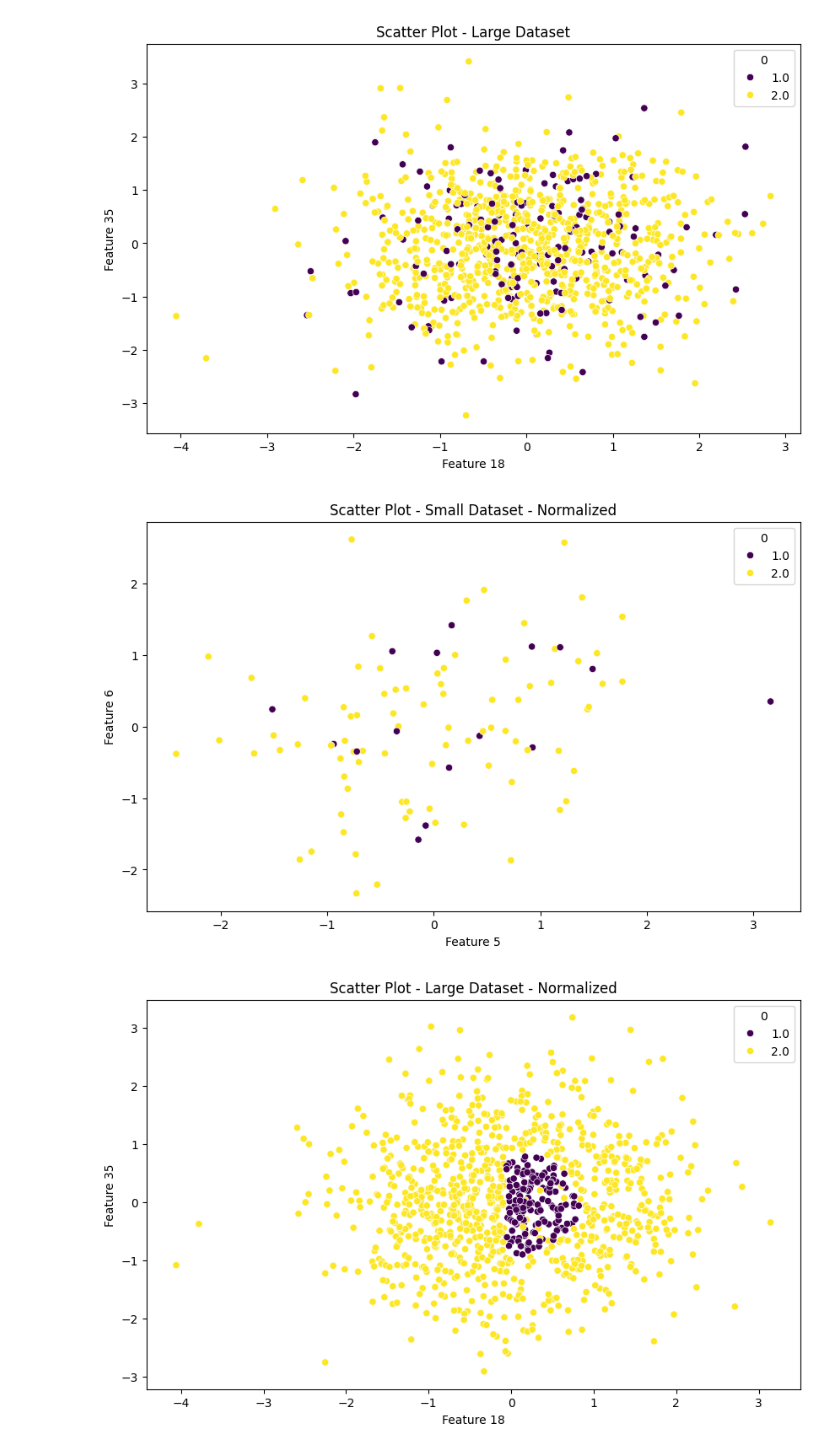
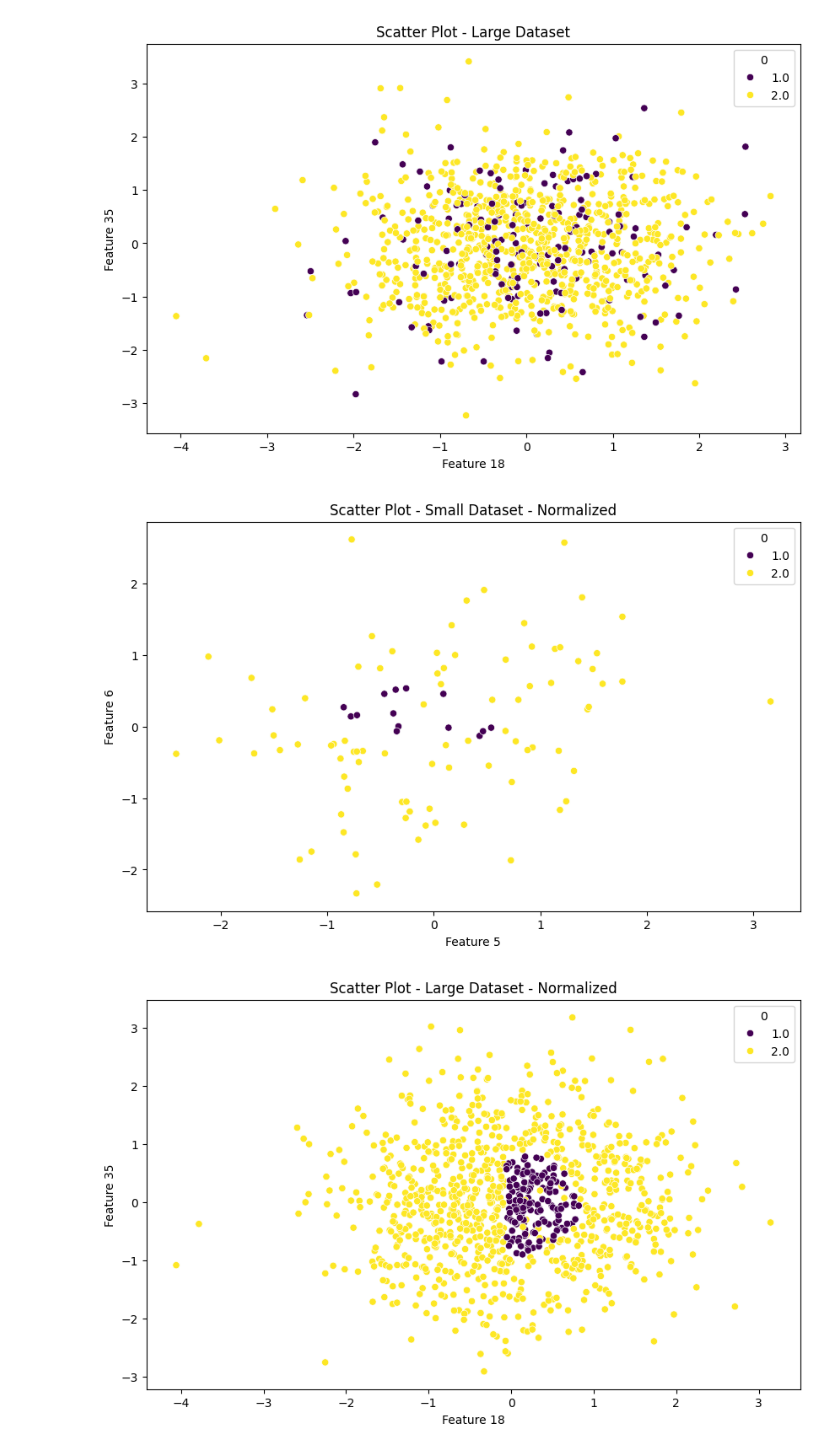
Before and after one commit to FelixMDM/Machine-Learning, a Jupyter notebook: Proj2.ipynb, the cells around one changed output. Drawn from its saved outputs; the diff is of its cells as text; code cells hidden in the pictures.

```diff
--- a/Proj2.ipynb
+++ b/Proj2.ipynb
@@ -99,19 +99,19 @@ plt.show()
 # %%
 X_small_data = data.iloc[:,1:]
 
 means_small = X_small_data.mean()
 std_small = X_small_data.std()
 
 X_norm_small = (X_small_data - means_small)/std_small
 
 plt.figure(figsize=(10, 6))
-sns.scatterplot(x=X_norm_small.iloc[:, 4], y=X_norm_small.iloc[:, 5], hue=class_labels_large, palette='viridis')
+sns.scatterplot(x=X_norm_small.iloc[:, 4], y=X_norm_small.iloc[:, 5], hue=class_labels, palette='viridis')
 plt.xlabel('Feature 5')
 plt.ylabel('Feature 6')
 plt.title('Scatter Plot - Small Dataset - Normalized')
 plt.show()
 # %% [output]
-[figure, old version]
+[figure, new version]
 # %%
 X_large_data = data_large.iloc[:,1:]
 
```
Also changed, not shown: parts of 2 cells of this notebook.
